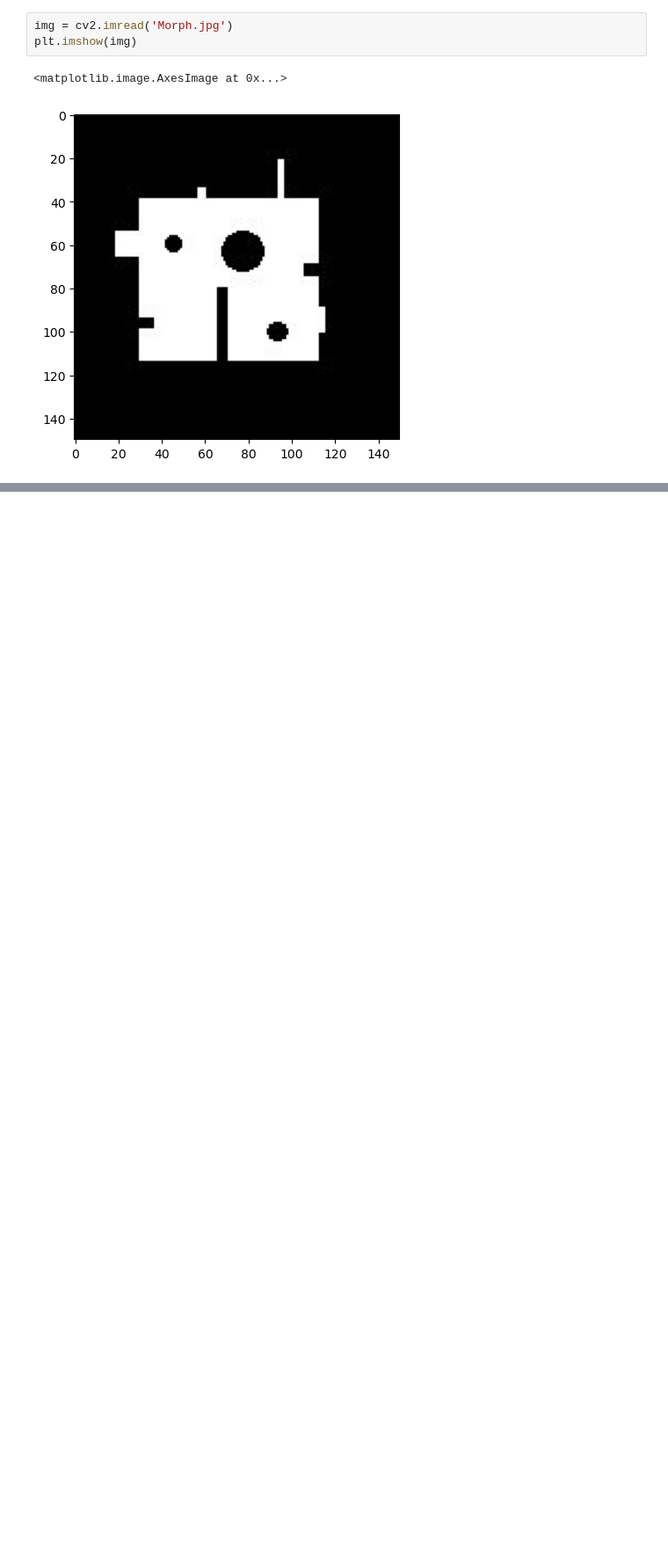
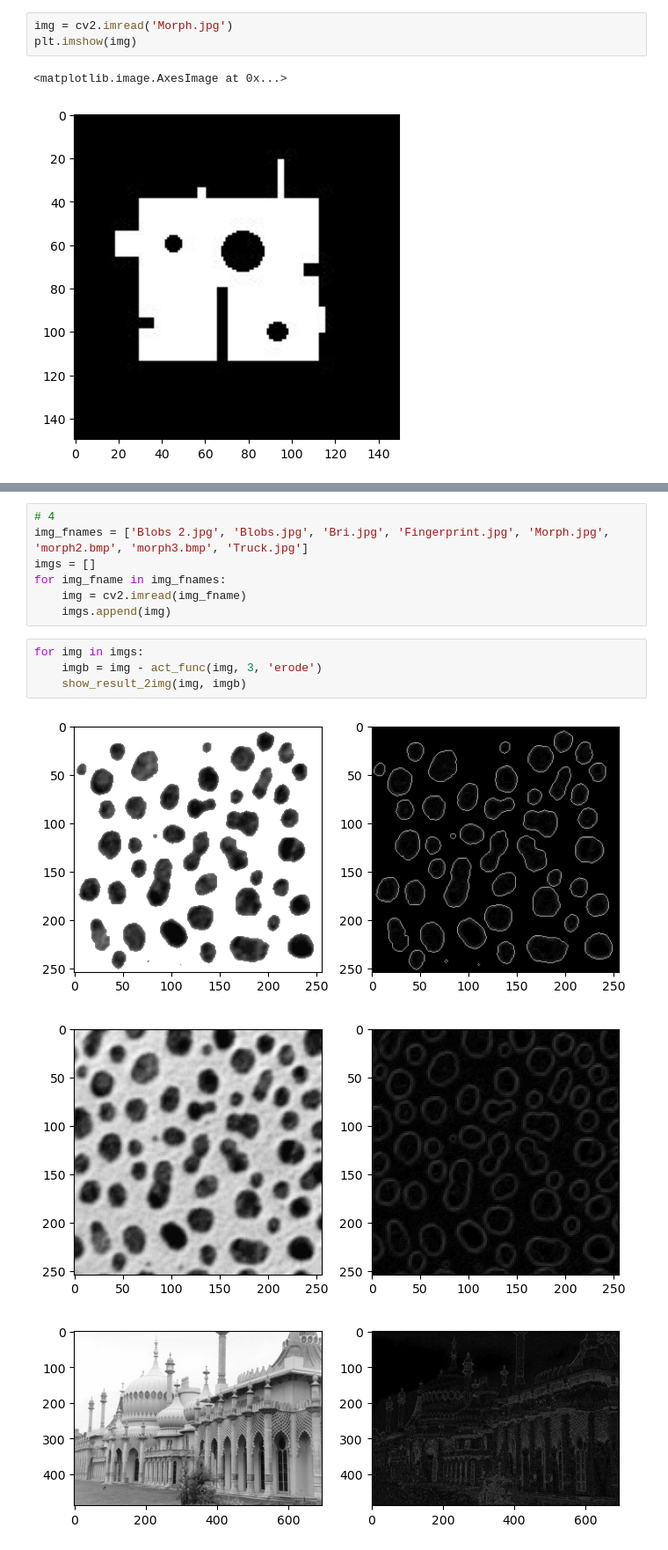
Before and after one commit to palladine/edu_misc, a Jupyter notebook: ml/223/task223.ipynb, the cells around one changed output, grey strips where cells are left out. Shown at 88% size. Drawn from its saved outputs; the diff is of its cells as text; blank space fills up the shorter version.

```diff
--- a/ml/223/task223.ipynb
+++ b/ml/223/task223.ipynb
@@ -46,0 +79,15 @@ show_result(*func_oper(img, 'erode'))
+# %%
+# 4
+img_fnames = ['Blobs 2.jpg', 'Blobs.jpg', 'Bri.jpg', 'Fingerprint.jpg', 'Morph.jpg', 'morph2.bmp', 'morph3.bmp', 'Truck.jpg']
+imgs = []
+for img_fname in img_fnames:
+    img = cv2.imread(img_fname)
+    imgs.append(img)
+# %%
+for img in imgs:
+    imgb = img - act_func(img, 3, 'erode')
+    show_result_2img(img, imgb)
+# %% [output]
+[figure, added]
+[figure, added]
+[figure, added]
```
Also changed, not shown: parts of 20 cells of this notebook, 2 other files.
